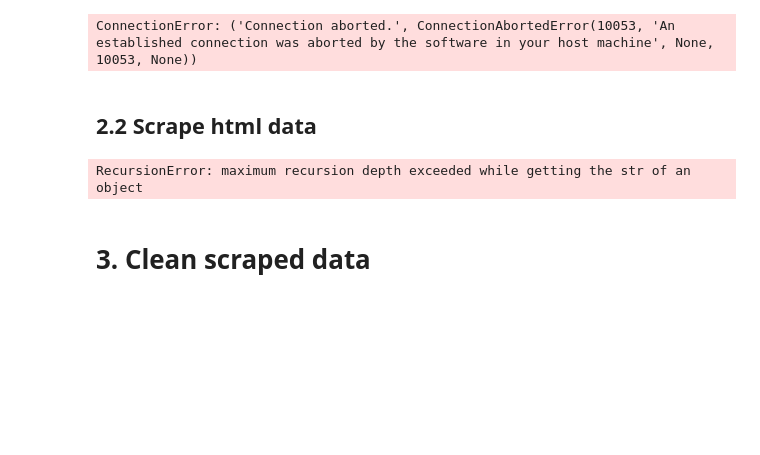
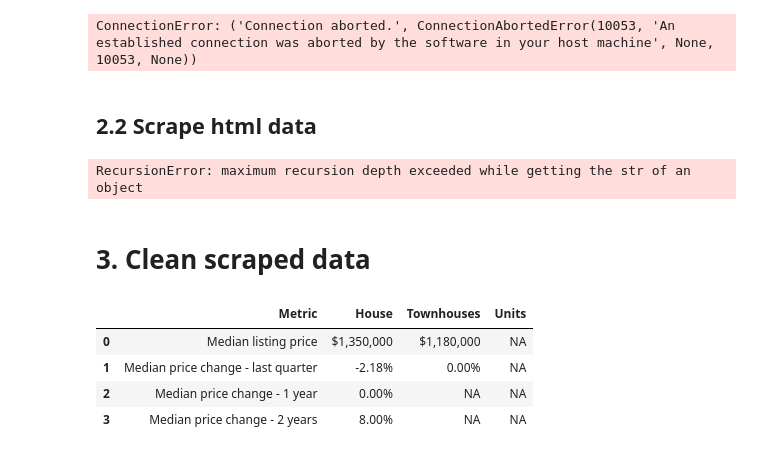
Before and after one commit to Hzye/property_market_analysis, a Jupyter notebook: scrape.ipynb, the cells around one changed output. Saved outputs shown, nothing was run; the diff lists cells and outputs as text; code cells hidden in the pictures; blank space fills up the shorter version.

```diff
--- a/scrape.ipynb
+++ b/scrape.ipynb
@@ -248,0 +255,8 @@ with open("other_data.pickle", "wb") as f:
+# %%
+tables["vermont+south"]["median"]
+# %% [output]
+|  | Metric | House | Townhouses | Units |
+| 0 | Median listing price | $1,350,000 | $1,180,000 | NA |
+| 1 | Median price change - last quarter | -2.18% | 0.00% | NA |
+| 2 | Median price change - 1 year | 0.00% | NA | NA |
+| 3 | Median price change - 2 years | 8.00% | NA | NA |
```
Also changed, not shown: parts of 8 cells of this notebook, 4 other files.
